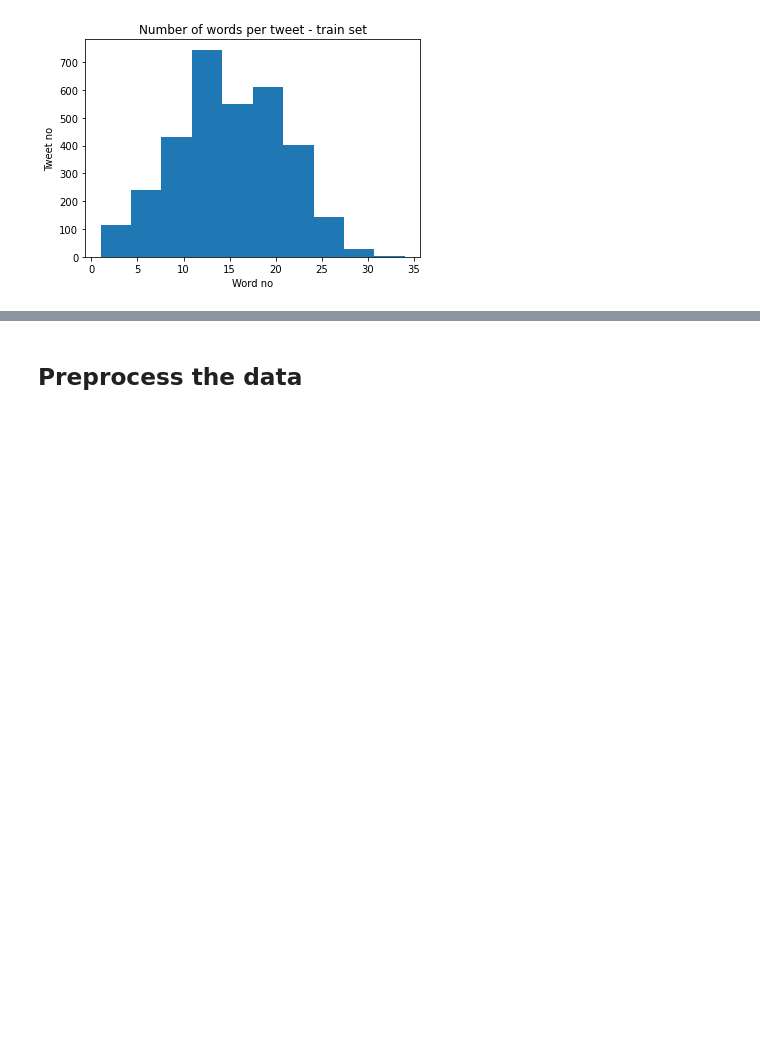
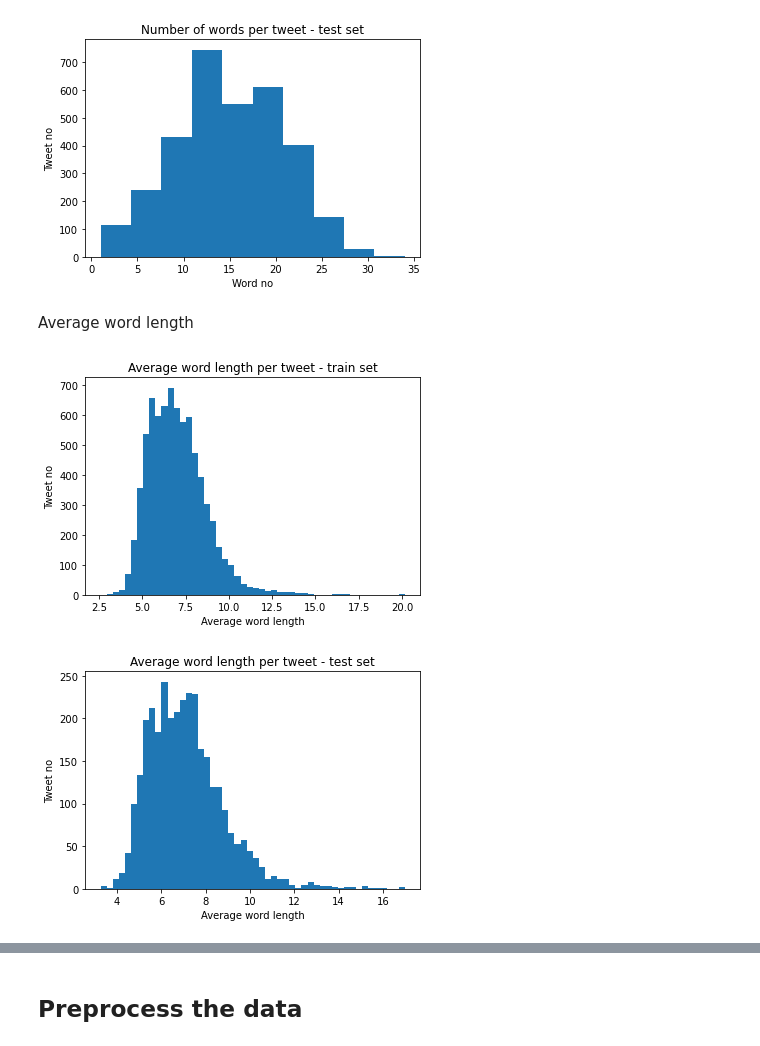
Before and after one commit to Dawidgrad/Disaster-Tweets, a Jupyter notebook: Disaster Tweets.ipynb, the cells around one changed output, grey strips where cells are left out. Saved outputs shown, nothing was run; the diff lists cells and outputs as text; code cells hidden in the pictures; blank space fills up the shorter version.

```diff
--- a/Disaster Tweets.ipynb
+++ b/Disaster Tweets.ipynb
@@ -53,3 +53,23 @@ plt.show()
 # %% [output]
 [figure]
 [figure]
+# %% [markdown]
+Average word length
+# %%
+train_avg_word = train_character_no / train_word_no
+num_bins = 50
+plt.hist(train_avg_word[train_avg_word < 50], num_bins) # Remove outliers
+plt.xlabel("Average word length")
+plt.ylabel("Tweet no")
+plt.title("Average word length per tweet - train set")
+plt.show()
+
+test_avg_word = test_character_no / test_word_no
+plt.hist(test_avg_word[test_avg_word < 50], num_bins) # Remove outliers
+plt.xlabel("Average word length")
+plt.ylabel("Tweet no")
+plt.title("Average word length per tweet - test set")
+plt.show()
+# %% [output]
+[figure, added]
+[figure, added]
```
Also changed, not shown: parts of 4 cells of this notebook.
